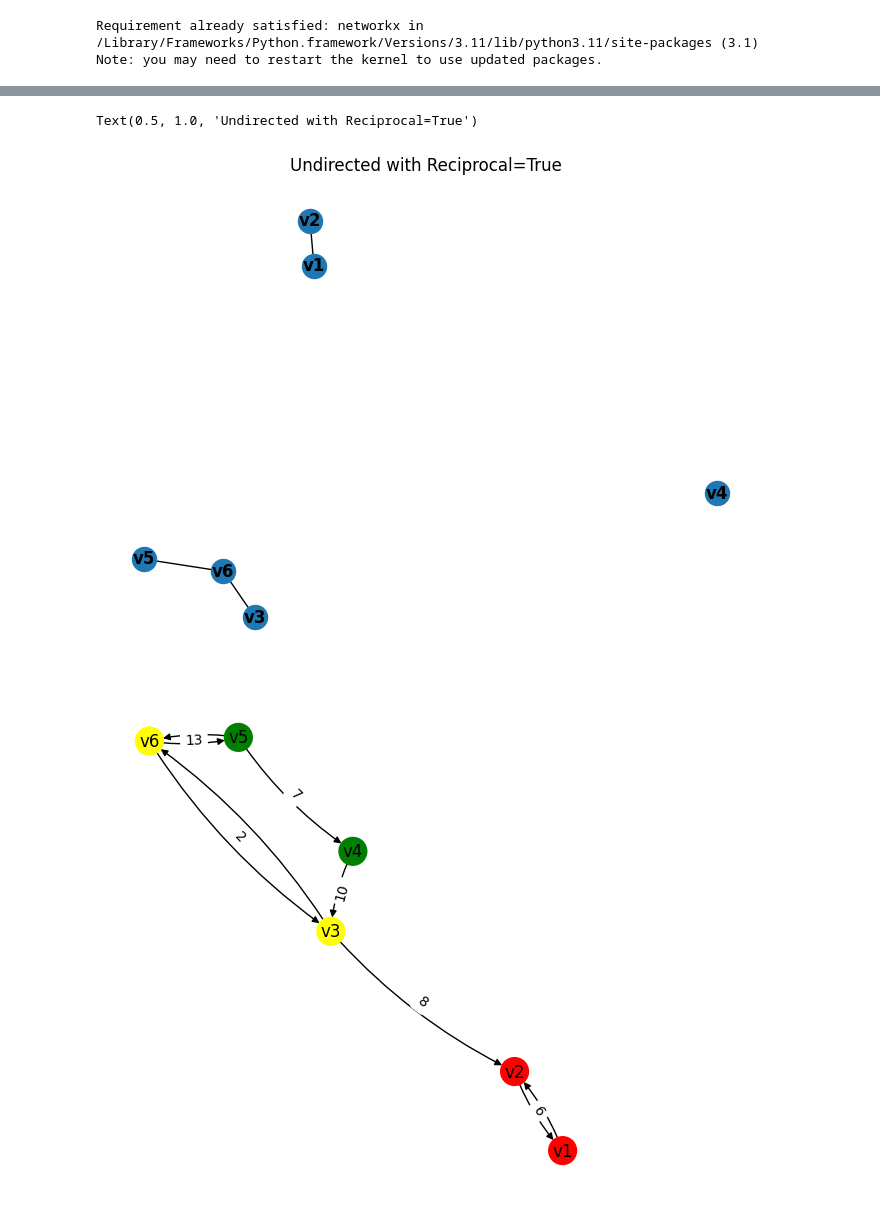
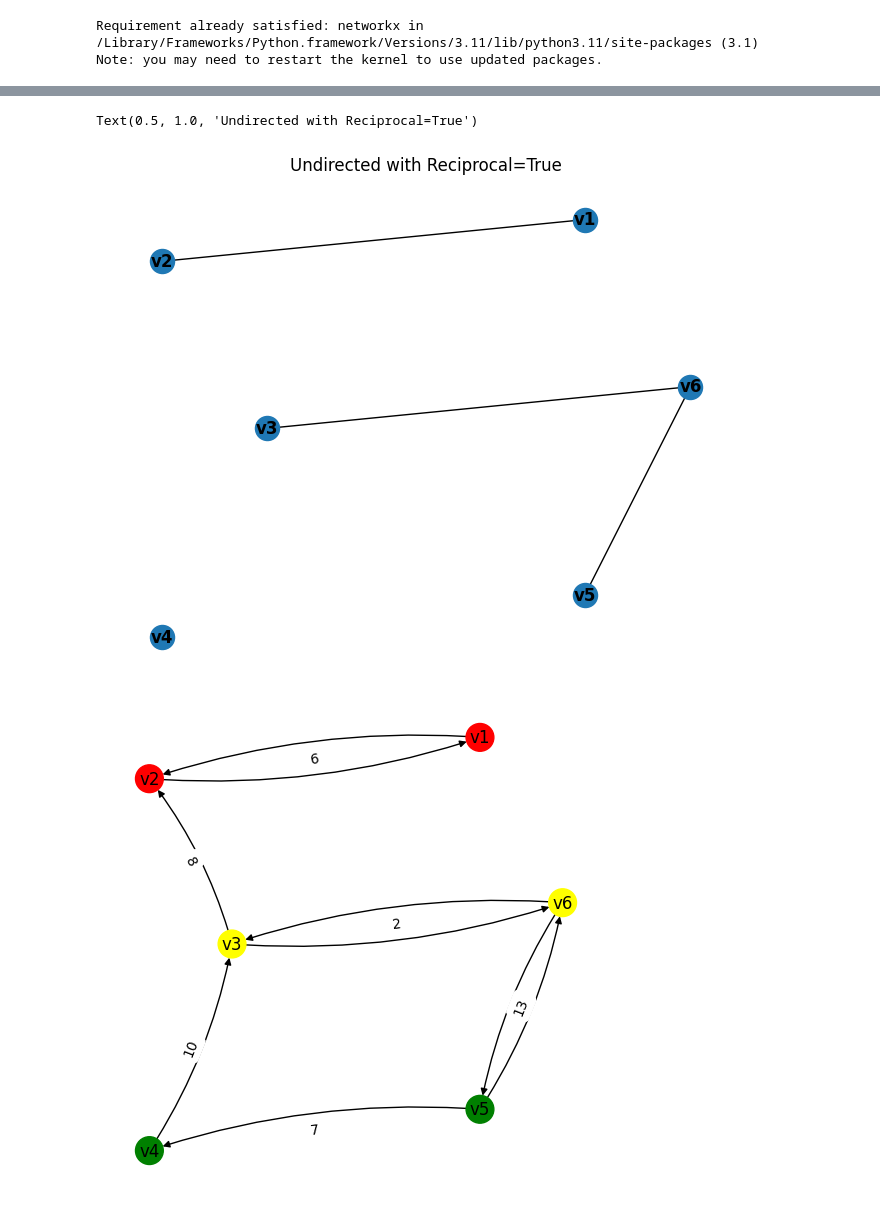
Before and after one commit to RyanGubler/cs6840Assn1-2, a Jupyter notebook: Assignments-1-2.ipynb, the cells around one changed output, grey strips where cells are left out. Cells and saved outputs as stored; diff of their text form; code cells hidden in the pictures.

Commit message:
Finished question 2

```diff
--- a/Assignments-1-2.ipynb
+++ b/Assignments-1-2.ipynb
@@ -42,27 +82,51 @@ q4.add_node('v6')
 q4Edges = [('v1', 'v2'),('v2', 'v1'), ('v3', 'v2'), ('v4', 'v3'), ('v3', 'v6'), ('v6', 'v3'), ('v5', 'v4'), ('v6', 'v5'), ('v5', 'v6')]
 q4.add_edges_from(q4Edges)
 undirected_non_reciprocal = q4.to_undirected(reciprocal=True)
-nx.draw(undirected_non_reciprocal, with_labels=True, font_weight='bold')
+pos = {
+    'v1': (1.8, 2),
+    'v2': (1, 1.8),
+    'v3': (1.2, 1),
+    'v4': (1, 0),
+    'v5': (1.8, 0.2),
+    'v6': (2, 1.2)
+}
+nx.draw(undirected_non_reciprocal, pos, with_labels=True, font_weight='bold')
 plt.title("Undirected with Reciprocal=True")
+
+######################QUESTION 4 END#########################
 # %% [output]
 Text(0.5, 1.0, 'Undirected with Reciprocal=True')
-[figure, old version]
+[figure, new version]
 # %%
+#############################QUESTION 5 START#############################
 q5 = nx.MultiDiGraph()
 q5.add_nodes_from([('v1',{'Location': 'Salt Lake City', 'Job': 'Student', 'Age': 24}), ('v2',{'Location': 'Logan', 'Job': 'Student'}), ('v3',{'Gender': 'Female', 'Job': 'CEO'}),
                    ('v4',{'Country': 'Mexico', 'Interests': 'Soccer'}), ('v5',{'Location': 'Phoenix', 'Job': 'Programmer', 'Interests': 'Coding'}),
                    ('v6',{'Location': 'Las Vegas', 'Job': 'Musician', 'Interests': 'Music, Movies'})])
 colors = {'v1': 'red', 'v2': 'red', 'v3': 'yellow', 'v4': 'green', 'v5': 'green', 'v6': 'yellow'}
 nx.set_node_attributes(q5, colors, 'color')
 color_map = [q5.nodes[n]['color'] for n in q5]
 q5.add_weighted_edges_from([('v1','v2',8),('v2','v1',6),('v3','v2',8),('v3','v6',5),('v6','v3',2),('v4','v3',10),('v5','v4',7),('v6','v5', 13),('v5', 'v6',13)])
 edge_labels = {(u, v): d['weight'] for u, v, d in q5.edges(data=True)}
+back_edge_labels = {(v, u): d['weight'] for v, u, d in q5.edges(data=True)}
 node_labels = {}
-pos = nx.spring_layout(q5)
+pos = {
+    'v1': (1.8, 2),
+    'v2': (1, 1.8),
+    'v3': (1.2, 1),
+    'v4': (1, 0),
+    'v5': (1.8, 0.2),
+    'v6': (2, 1.2)
+}
+weight_pos = {
+}
 plt.figure(figsize=(5,5))
 nx.draw(q5, pos, node_color=color_map, with_labels=True, node_size=400, connectionstyle="arc3, rad = 0.1")
 nx.draw_networkx_edge_labels(q5, pos, edge_labels=edge_labels, font_color='black')
+nx.draw_networkx_edge_labels(q5, pos, edge_labels=back_edge_labels, font_color='black')
 
 plt.show()
+
+###########################QUESTION 5 END###########################
 # %% [output]
-[figure, old version]
+[figure, new version]
```
Also changed, not shown: parts of 3 cells of this notebook.
